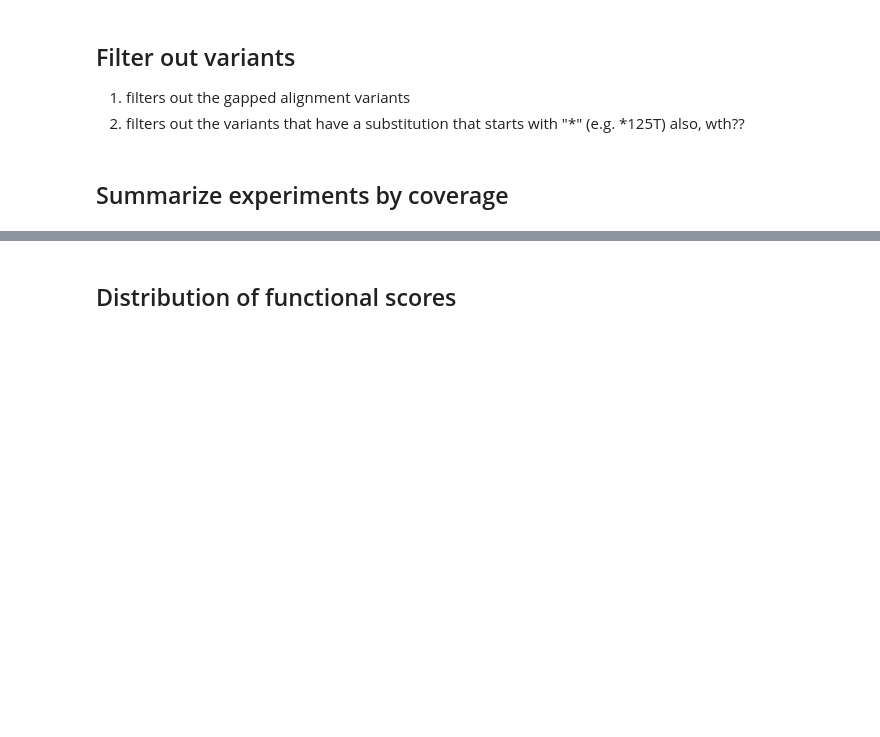
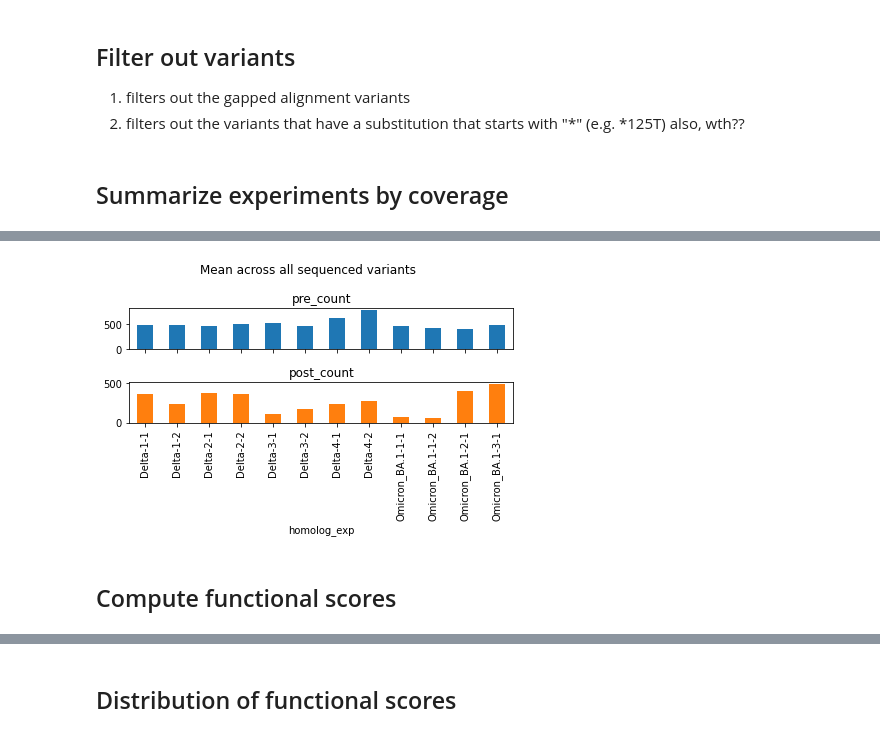
Before and after one commit to matsengrp/multidms, a Jupyter notebook: notebooks/omicron_delta_data_peek.ipynb, the cells around one changed output, grey strips where cells are left out. Cells and saved outputs as stored; diff of their text form; code cells hidden in the pictures; blank space fills up the shorter version.

```diff
--- a/notebooks/omicron_delta_data_peek.ipynb
+++ b/notebooks/omicron_delta_data_peek.ipynb
@@ -191,14 +210,18 @@ KeyError: "['index'] not found in axis"
 # %%
 data = (func_score_df
     .groupby(["homolog_exp"])
     .mean()
     .reset_index()
-    .drop(["index"], axis=1)
+#     .drop(["index"], axis=1)
 ).loc[:, ["pre_count", "post_count", "homolog_exp"]]
 data.plot.bar(x="homolog_exp", subplots=True, legend=False)
 plt.suptitle("Mean across all sequenced variants")
 plt.tight_layout()
 plt.show()
+# %% [output]
+[figure, added]
+# %% [markdown]
+## Compute functional scores
 # %%
 # Rescale post-counts based on a bottleneck
 
```
Also changed, not shown: parts of 8 cells of this notebook.
